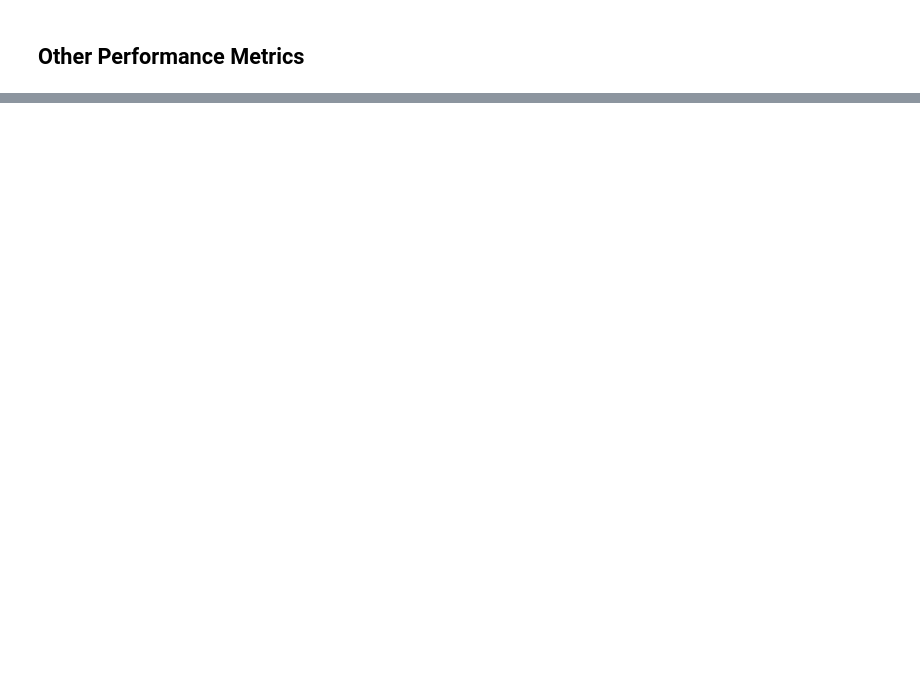
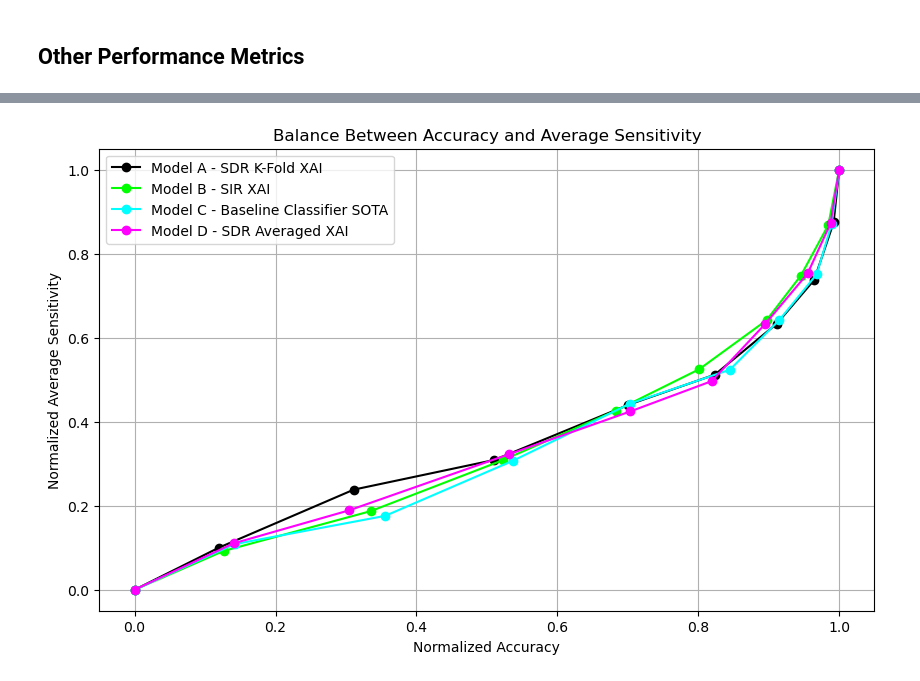
Before and after one commit to myanacondadonttt/RoofNetXAI, a Jupyter notebook: Notebooks/Analysis Robustness Main Past.ipynb, the cells around one changed output, grey strips where cells are left out. Cells and saved outputs as stored; diff of their text form; code cells hidden in the pictures; blank space fills up the shorter version.

```diff
--- a/Notebooks/Analysis Robustness Main Past.ipynb
+++ b/Notebooks/Analysis Robustness Main Past.ipynb
@@ -1314,0 +1321,44 @@ print(metrics_by_model_type)
+# %%
+import pandas as pd
+import matplotlib.pyplot as plt
+from sklearn.preprocessing import MinMaxScaler
+
+# Load the data
+df_accuracy = pd.read_csv('/Users/Lisa/Desktop/Master Thesis/RoofNetXAI/Notebooks/past_values_10_03_new/average_accuracies_balanced.csv')
+df_sensitivity = pd.read_csv('/Users/Lisa/Desktop/Master Thesis/RoofNetXAI/Notebooks/past_values_10_03_new/avg_sensitivities_100.csv')
+
+
+
+# Normalize the data
+scaler = MinMaxScaler()
+df_accuracy_normalized = scaler.fit_transform(df_accuracy.drop(['r_value'], axis=1))
+df_sensitivity_normalized = 1 - scaler.fit_transform(df_sensitivity.drop(['perturb_radius'], axis=1))
+
+# Adding normalized data back to the dataframes
+df_accuracy[df_accuracy.columns[:-1]] = df_accuracy_normalized  # Exclude the 'r_value' column
+df_sensitivity[df_sensitivity.columns[:-1]] = df_sensitivity_normalized  # Exclude the 'perturb_radius' column
+
+# Merge dataframes by index
+df_merged = pd.merge(df_accuracy, df_sensitivity, left_index=True, right_index=True)
+
+# Plotting
+plt.figure(figsize=(10, 6))
+
+# Use the model names and color mapping
+for model_key in model_names.keys():
+    plt.plot(
+        df_merged[model_key + '_x'],
+        df_merged[model_key + '_y'],
+        label=model_names[model_key],
+        color=get_model_color(model_key),
+        marker='o'
+    )
+
+plt.xlabel('Normalized Accuracy')
+plt.ylabel('Normalized Average Sensitivity')
+plt.title('Balance Between Accuracy and Average Sensitivity')
+plt.legend()
+plt.grid(True)
+plt.show()
+# %% [output]
+[figure, added]
```
Also changed, not shown: parts of 9 cells of this notebook.
